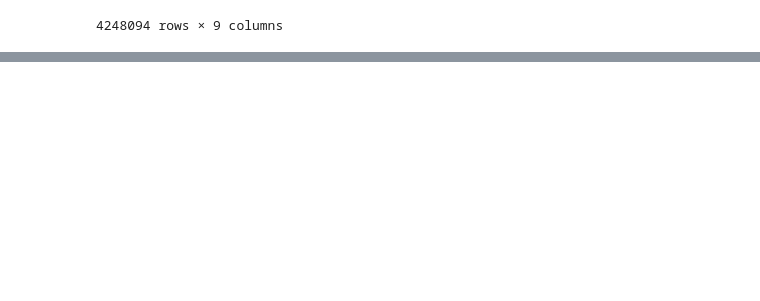
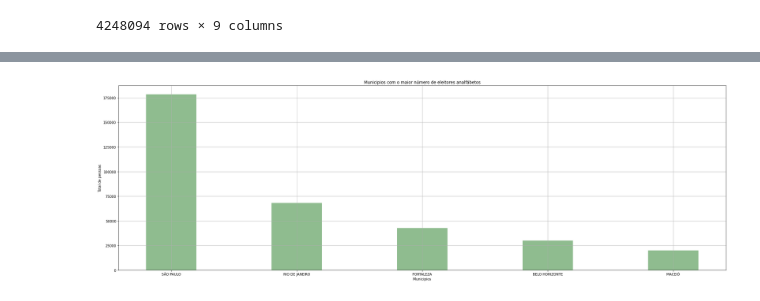
Before and after one commit to LuisGuilhermeSousa/Analise_de_Dados_Eleitorais, a Jupyter notebook: analise_dados_eleitorais.ipynb, the cells around one changed output, grey strips where cells are left out. Saved outputs shown, nothing was run; the diff lists cells and outputs as text; code cells hidden in the pictures; blank space fills up the shorter version.

```diff
--- a/analise_dados_eleitorais.ipynb
+++ b/analise_dados_eleitorais.ipynb
@@ -94,0 +55,15 @@ Name: QT_ELEITORES_PERFIL, Length: 5295, dtype: int64
+# %%
+x = analfabeto_municipios.keys()
+y = analfabeto_municipios.to_list()
+
+plt.title('Municipios com o maior número de eleitores analfábetos')
+plt.xlabel('Municipios')
+plt.ylabel('Total de pessoas')
+
+plt.bar(x, y, label="2020", color="#8FBC8F", width=0.4)
+
+plt.rcParams['figure.figsize'] = (30,10)
+plt.grid(True)
+plt.show()
+# %% [output]
+[figure, added]
```
Also changed, not shown: parts of 16 cells of this notebook.
